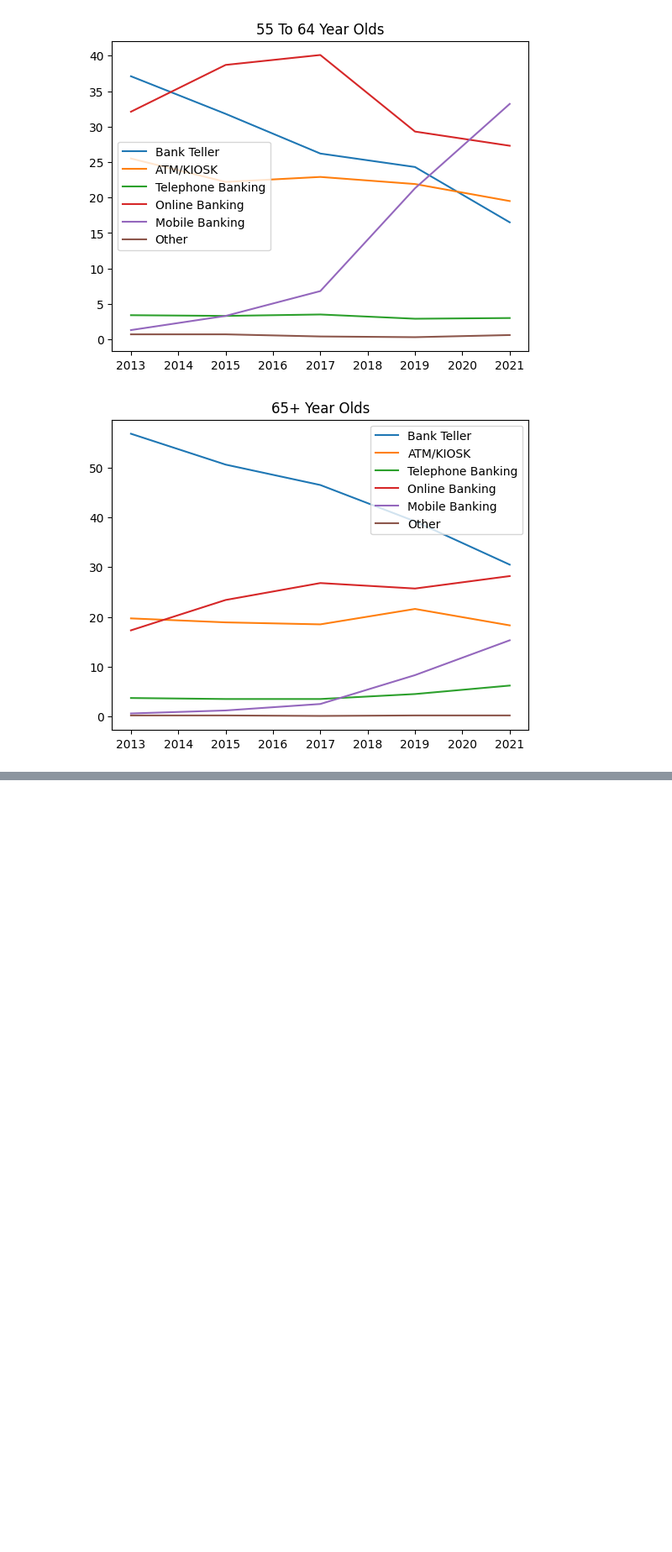
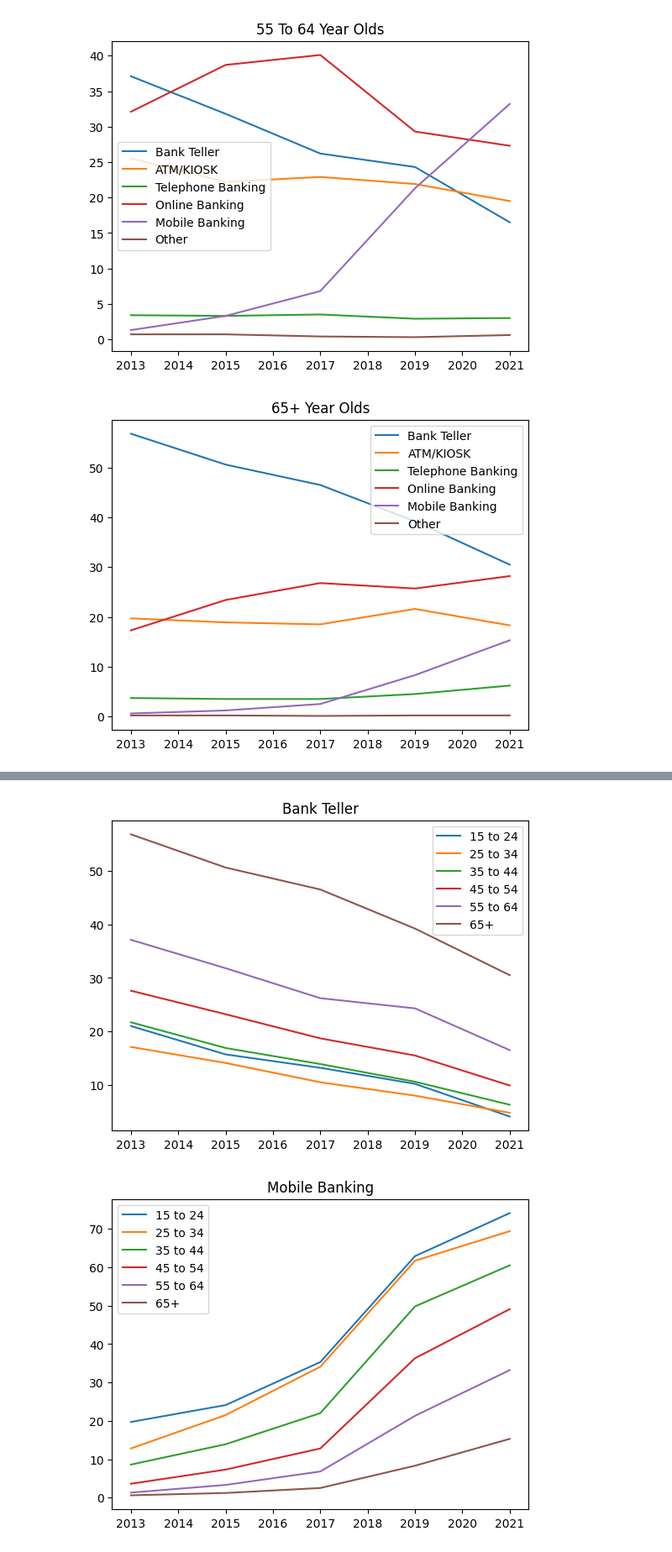
Before and after one commit to ryanmoore2121/Capstone, a Jupyter notebook: Banking.ipynb, the cells around one changed output, grey strips where cells are left out. Shown at 84% size. Drawn from its saved outputs; the diff is of its cells as text; code cells hidden in the pictures; blank space fills up the shorter version.

```diff
--- a/Banking.ipynb
+++ b/Banking.ipynb
@@ -191,0 +192,70 @@ plt.show()
+# %%
+import pandas as pd
+import matplotlib.pyplot as plt
+
+
+#Code that pulls the dataset and reads it
+df = pd.read_excel('Capstone.xlsx', sheet_name='MC3')
+
+#Code To Plot Bank Teller Data
+x = df['15']
+y = df['Bank Teller']
+y1 = df['Bank Teller2']
+y2= df['Bank Teller3']
+y3= df['Bank Teller4']
+y4 = df['Bank Teller5']
+y5= df['Bank Teller6']
+
+plt.figure()
+plt.title('Bank Teller')
+plt.plot(x,y, label = '15 to 24')
+plt.plot(x,y1, label = '25 to 34')
+plt.plot(x, y2, label = '35 to 44')
+plt.plot(x, y3, label = '45 to 54')
+plt.plot(x, y4, label = '55 to 64')
+plt.plot(x, y5, label = '65+')
+plt.legend()
+
+#Code To Plot Mobile Banking Data
+x = df['15']
+y = df['Mobile Banking']
+y1 = df['Mobile Banking2']
+y2= df['Mobile Banking3']
+y3= df['Mobile Banking4']
+y4 = df['Mobile Banking5']
+y5= df['Mobile Banking6']
+
+plt.figure()
+plt.title('Mobile Banking')
+plt.plot(x,y, label = '15 to 24')
+plt.plot(x,y1, label = '25 to 34')
+plt.plot(x, y2, label = '35 to 44')
+plt.plot(x, y3, label = '45 to 54')
+plt.plot(x, y4, label = '55 to 64')
+plt.plot(x, y5, label = '65+')
+plt.legend()
+
+#Code To Plot Online Banking Data
+x = df['15']
+y = df['Online Banking']
+y1 = df['Online Banking2']
+y2= df['Online Banking3']
+y3= df['Online Banking4']
+y4 = df['Online Banking5']
+y5= df['Online Banking6']
+
+plt.figure()
+plt.title('Online Banking')
+plt.plot(x,y, label = '15 to 24')
+plt.plot(x,y1, label = '25 to 34')
+plt.plot(x, y2, label = '35 to 44')
+plt.plot(x, y3, label = '45 to 54')
+plt.plot(x, y4, label = '55 to 64')
+plt.plot(x, y5, label = '65+')
+plt.legend()
+
+
+plt.show()
+# %% [output]
+[figure, added]
+[figure, added]
```
Also changed, not shown: parts of 4 cells of this notebook, 1 other file.
